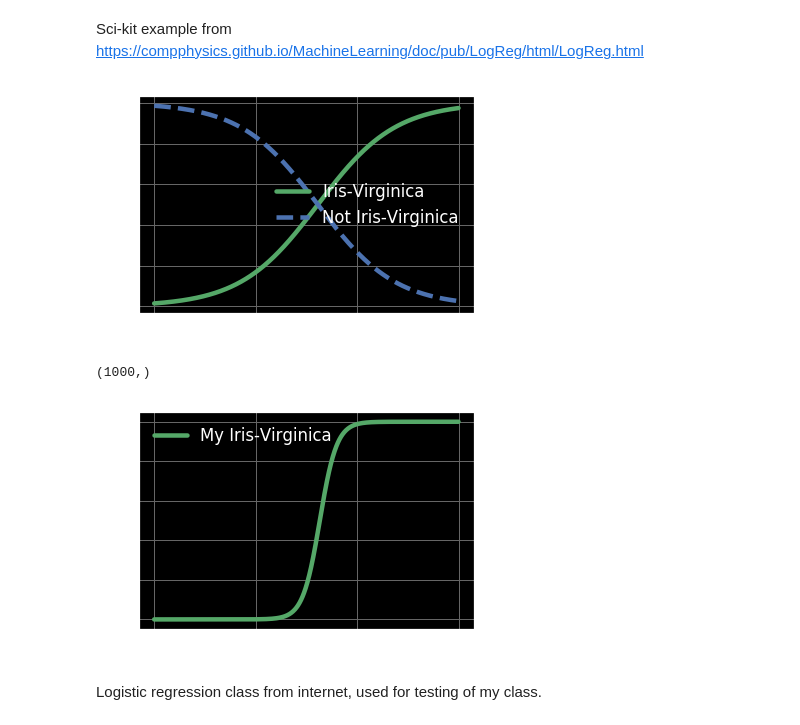
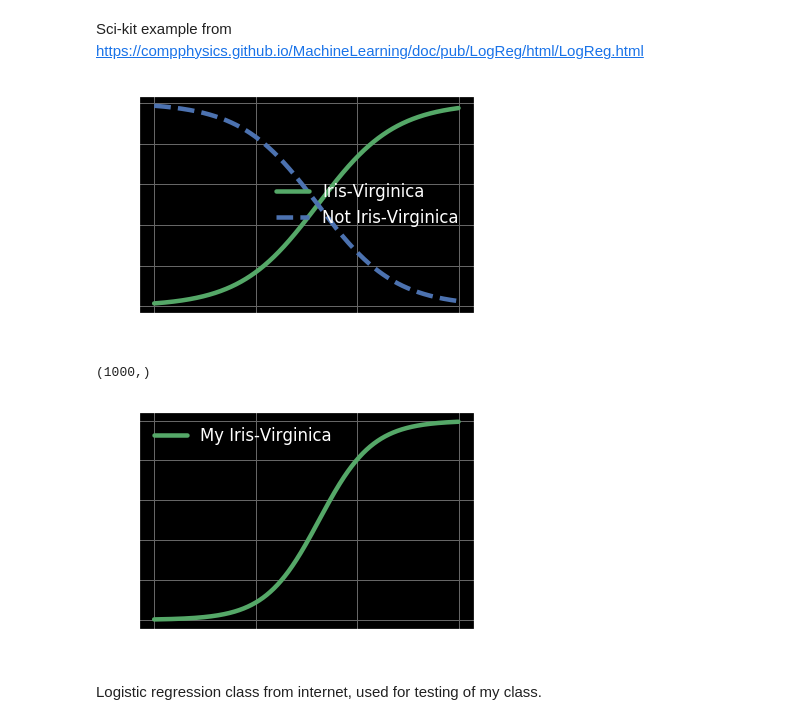
Before and after one commit to kaaja/ADAML, a Jupyter notebook: m2/m2.ipynb, the cells around one changed output. Saved outputs shown, nothing was run; the diff lists cells and outputs as text; code cells hidden in the pictures.

```diff
--- a/m2/m2.ipynb
+++ b/m2/m2.ipynb
@@ -421,8 +421,7 @@ class LogisticRegressionC:
             self.betaHat -= eta*gradient
             iteration += 1
 
-    def stochasticGradientDescent(self,tolerance = 1e-8, n_epochs=50,t0=5, t1 = 50,\
-                                 m = 100):
+    def stochasticGradientDescent(self,tolerance = 1e-8, n_epochs=50,t0=5, t1 = 50):
         """ From Hjorth-Jensen's ML lecture notes"""
 
         def learning_schedule(t):
@@ -430,16 +429,29 @@ class LogisticRegressionC:
 
         self.betaHat = np.random.random(self.features + 1) - .5
 
+        m = len(self.yData)
+        cost_history = np.zeros(n_epochs)
+
         for epoch in range(n_epochs):
+            cost = 0
+            costBest = 1e9
             for i in range(m):
                 random_index = np.random.randint(m)
                 xi = self.XHat[random_index:random_index+1]
                 yi = self.yData[random_index:random_index+1]
-                self.sigmoid(self.XHat @ self.betaHat)
+                self.sigmoid(xi @ self.betaHat)
                 pHat = self.sigmoidOutput
-                gradients = -self.XHat.T @ (self.yData - pHat)
+                gradients = -xi.T @ (yi - pHat)
                 eta = learning_schedule(epoch*m+i)
                 self.betaHat -= eta*gradients
+                cost += self.calculateCost(xi,yi)
+            cost_history[epoch]  = cost
+            if cost_history[epoch] < costBest:
+                costBest = cost
+                betaBest = self.betaHat
+
+        return self.betaHat, cost_history, betaBest
+
 
 
     def stochasticGradientDescent2(self, nEpochs=50, batchSize=20,t0=5, t1 = 50):
@@ -528,6 +540,8 @@ class LogisticRegressionC:
             x_valid = xData[idxValid]
             y_valid = yData[idxValid]
 
+
+
             self.xData = xData
             self.yData = yData
             self.createDesignMatrix()
@@ -585,36 +599,37 @@ from sklearn import datasets
 iris = datasets.load_iris()
 list(iris.keys())
 ['data', 'target_names', 'feature_names', 'target', 'DESCR']
 X = iris["data"][:, 3:] # petal width
 y = (iris["target"] == 2).astype(np.int) # 1 if Iris-Virginica, else 0
 
 from sklearn.linear_model import LogisticRegression
 log_reg = LogisticRegression()
 log_reg.fit(X, y)
 
 X_new = np.linspace(0, 3, 1000).reshape(-1, 1)
 y_proba = log_reg.predict_proba(X_new)
 plt.plot(X_new, y_proba[:, 1], "g-", label="Iris-Virginica")
 plt.plot(X_new, y_proba[:, 0], "b--", label="Not Iris-Virginica")
 plt.legend()
 plt.show()
 
 # My class
 lr2 = LogisticRegressionC(X, y)
 lr2.createDesignMatrix()
 #lr2.gradientDescent(iterations=300000,tolerance = 1e-20, eta=0.1)
-lr2.stochasticGradientDescent(tolerance = 1e-8, n_epochs=100,t0=5, t1 = 50,\
-                                 m = 200)
+#lr2.stochasticGradientDescent(tolerance = 1e-8, n_epochs=100,t0=5, t1 = 50,\
+#                                    m = 200)
+lr2.stochasticGradientDescent2(nEpochs=50, batchSize=20,t0=5, t1 = 50)
 
 y_probaMine = lr2.predict(X_new)
 print(y_probaMine.shape)
 plt.plot(X_new, y_probaMine, "g-", label="My Iris-Virginica")
 plt.legend()
 plt.show()
 # %% [output]
 [figure]
 (1000,)
-[figure, old version]
+[figure, new version]
 # %% [markdown]
 Logistic regression class from internet, used for testing of my class.
 # %%
```
Also changed, not shown: parts of 8 cells of this notebook.
